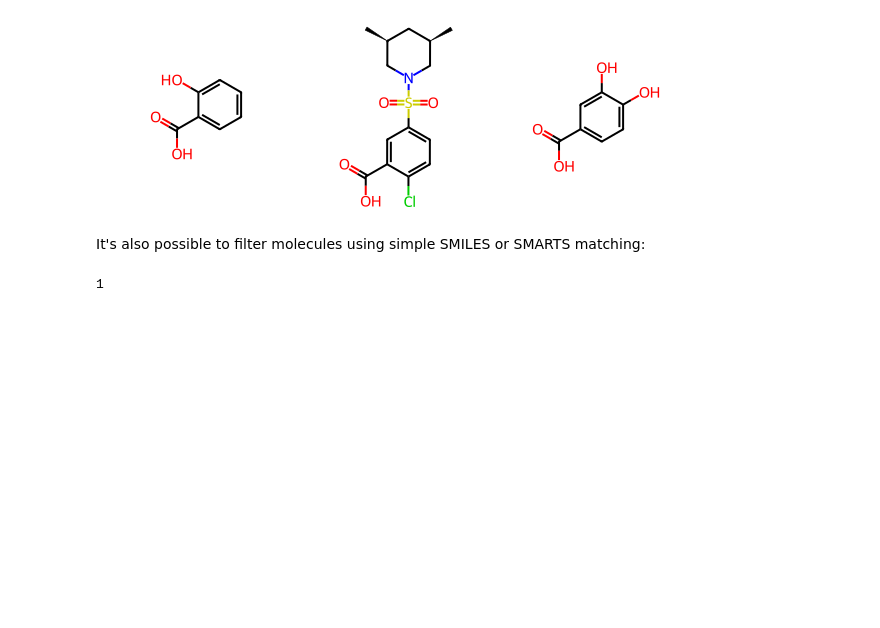
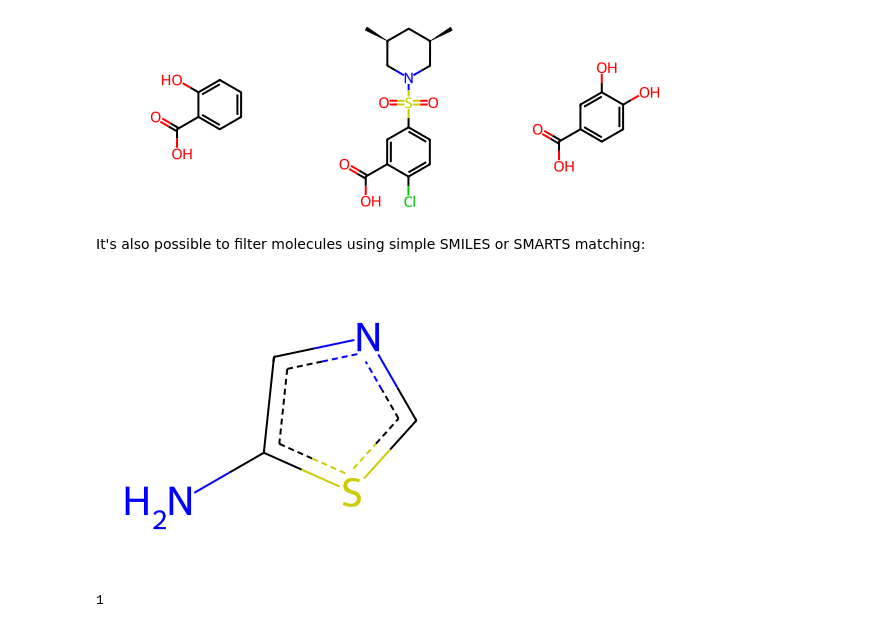
Before and after one commit to greglandrum/AICHEM_2024, a Jupyter notebook: RDKit_Intro.ipynb, the cells around one changed output. Cells and saved outputs as stored; diff of their text form; code cells hidden in the pictures; blank space fills up the shorter version.

```diff
--- a/RDKit_Intro.ipynb
+++ b/RDKit_Intro.ipynb
@@ -956,6 +1118,11 @@ Draw.MolsToGridImage(acids[:3])
 [figure]
 # %% [markdown]
 It's also possible to filter molecules using simple SMILES or SMARTS matching:
+# %%
+qry = Chem.MolFromSmiles('Nc1scnc1')
+qry
+# %% [output]
+[figure, added]
 # %%
 qry = Chem.MolFromSmiles('Nc1scnc1')
 tmp = [m for m in amines if m.HasSubstructMatch(qry)]
```
Also changed, not shown: parts of 45 cells of this notebook.
